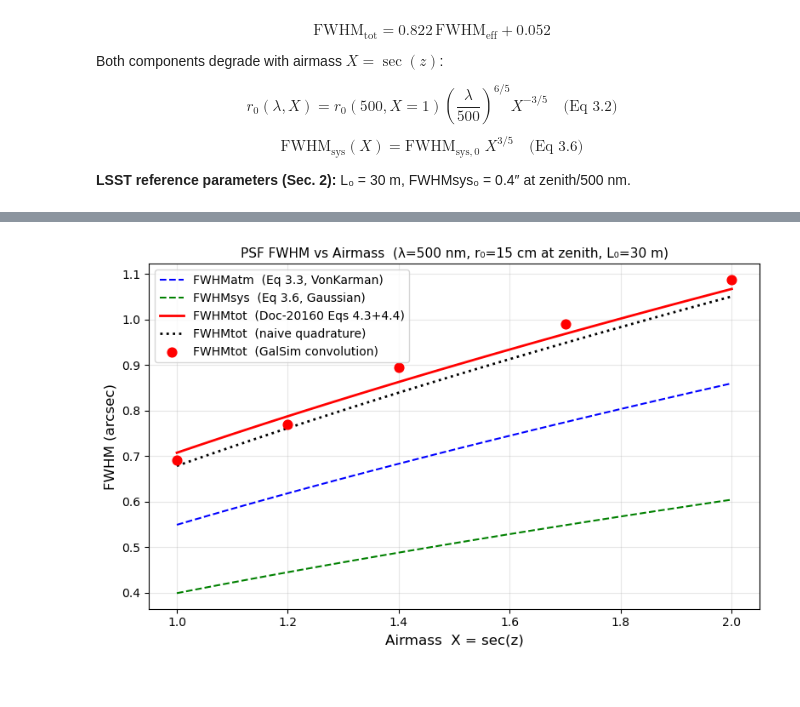
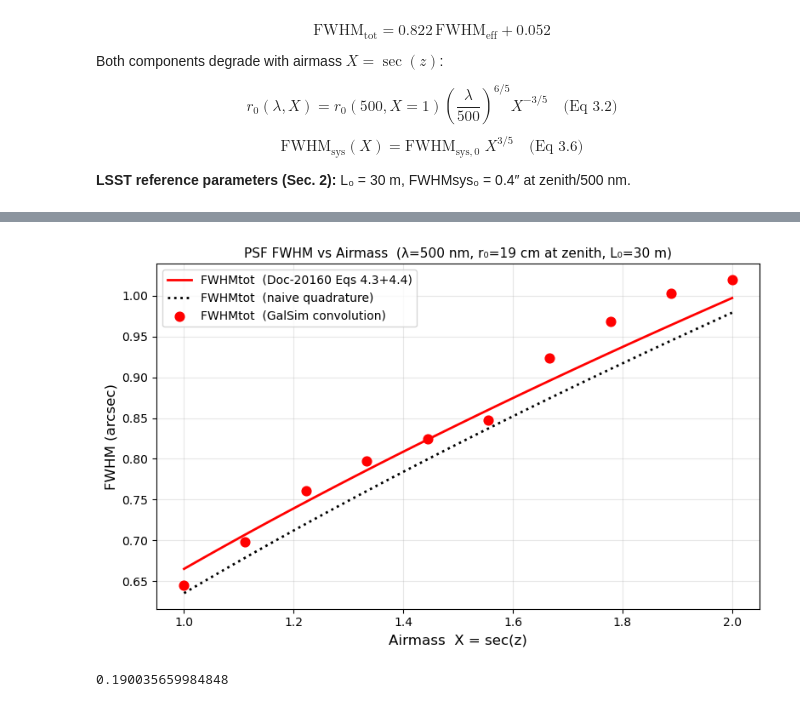
Before and after one commit to LSSTDESC/DifferentialCR, a Jupyter notebook: PSFs.ipynb, the cells around one changed output, grey strips where cells are left out. Drawn from its saved outputs; the diff is of its cells as text; code cells hidden in the pictures.

```diff
--- a/PSFs.ipynb
+++ b/PSFs.ipynb
@@ -22,15 +42,19 @@ import matplotlib.pyplot as plt
 # %%
 # --- Baseline parameters (Document-20160, Sec. 2 & 3) ---
-lam       = 500.0  # wavelength [nm], LSST reference
-r0_m      = 0.15   # Fried parameter at zenith / 500 nm [m]
+# lam       = 600.0  # wavelength [nm], LSST reference
+r0_m      = 0.19  # Fried parameter at zenith / 500 nm [m]
 L0_m      = 30.0   # outer scale [m], LSST site value (Sec. 2.1)
 fwhm_sys0 = np.sqrt(0.30**2 + 0.25**2 + 0.08**2)  # system FWHM at zenith [arcsec] = 0.4"
 
+lam = sys_eff_wavelengths['g']  # reference wavelength for this example [nm]
+# sys_lam = sys_eff_wavelengths['g']  # system wavelength for this example [nm]
+
 # Airmass (X = sec(z)); X=1 → zenith, X=2 → z ≈ 60°
-X = 1.2
+# X = 1.2
+X = 1.5 #1 / np.cos(np.radians(90 - 29.3))
 
 # Eq 3.2 — r0 scales with airmass (at fixed lam=500nm, (lam/500)^(6/5)=1)
-r0_scaled = r0_m * X**(-0.6)
+r0_scaled = r0_m * X**(-0.6) * (lam/500)**(6/5)
 
 # Eq 3.6 — system FWHM scales with airmass
 fwhm_sys = fwhm_sys0 * X**0.6
@@ -44,10 +68,15 @@ def fwhm_atm_analytic(lam_nm, r0_meters, L0_meters=30.0):
     outer_scale_corr = np.sqrt(1.0 - 2.183 * (r0_cm / L0_cm)**0.356)
     return fwhm0 * outer_scale_corr
 
+# fwhm_atm_500 = 0.976 * 2.063e-2 * (500 / (r0_m * 100))
+
 fwhm_atm_eq33 = fwhm_atm_analytic(lam, r0_scaled, L0_m)
+
+
 print(f"Airmass X = {X:.2f}  (zenith angle {np.degrees(np.arccos(1/X)):.1f}°)")
 print(f"r0 (scaled)               : {r0_scaled*100:.2f} cm")
 print(f"FWHMatm  (Eq 3.3 analytic): {fwhm_atm_eq33:.4f} arcsec")
+# print(f"FWHMatm  (Eq 3.2 analytic from FWHM500): {(fwhm_atm_500 * (lam/500)**(-1/5) * X**(3/5) *np.sqrt(1.0 - 2.183 * (r0_scaled * 100 / L0_m / 100)**0.356) ):.4f} arcsec") #* np.sqrt(1.0 - 2.183 * (r0_scaled/ L0_m)**0.356)
 print(f"FWHMsys  (Eq 3.6 scaled)  : {fwhm_sys:.4f} arcsec")
 
 # --- GalSim PSF objects at this airmass ---
@@ -152,45 +316,45 @@ plt.show()
 # %%
 # --- Airmass sweep: X from 1.0 (zenith) to 2.0 (z ≈ 60°) ---
 X_arr = np.linspace(1.0, 2.0, 40)
-
+lam = 300
 fwhm_atm_sweep = np.zeros(len(X_arr))
 fwhm_sys_sweep = np.zeros(len(X_arr))
 fwhm_tot_paper = np.zeros(len(X_arr))
 fwhm_tot_quad  = np.zeros(len(X_arr))
 
 for i, Xi in enumerate(X_arr):
-    r0_x = r0_m * Xi**(-0.6)                           # Eq 3.2
+    r0_x = r0_m * Xi**(-0.6) * (lam/500)**(6/5)        # Eq 3.2
     fa   = fwhm_atm_analytic(lam, r0_x, L0_m)          # Eq 3.3
     fs   = fwhm_sys0 * Xi**0.6                          # Eq 3.6
     fe   = 1.16 * np.sqrt(fs**2 + 1.04 * fa**2)        # Eq 4.3
     fwhm_atm_sweep[i] = fa
     fwhm_sys_sweep[i] = fs
     fwhm_tot_paper[i] = 0.822 * fe + 0.052             # Eq 4.4
     fwhm_tot_quad[i]  = np.sqrt(fa**2 + fs**2)
 
 # GalSim validation at 5 airmass values
-X_gs = [1.0, 1.2, 1.4, 1.7, 2.0]
+X_gs = np.linspace(1, 2, 10)# [1.0, 1.2, 1.4, 1.7, 2.0]
 fwhm_gs = []
 for Xi in X_gs:
-    ap = galsim.VonKarman(lam=lam, r0=r0_m * Xi**(-0.6), L0=L0_m)
+    ap = galsim.VonKarman(lam=lam, r0=r0_m * Xi**(-0.6) * (lam/500)**(6/5), L0=L0_m)
     sp = galsim.Gaussian(fwhm=fwhm_sys0 * Xi**0.6)
-    fwhm_gs.append(measure_fwhm(galsim.Convolve([ap, sp]), npix=256, scale=0.02))
+    fwhm_gs.append(measure_fwhm(galsim.Convolve([ap, sp]), npix=npix, scale=scale))
 
 # Plot
 fig, ax = plt.subplots(figsize=(8, 5))
-ax.plot(X_arr, fwhm_atm_sweep, 'b--', lw=1.5, label='FWHMatm  (Eq 3.3, VonKarman)')
-ax.plot(X_arr, fwhm_sys_sweep, 'g--', lw=1.5, label='FWHMsys  (Eq 3.6, Gaussian)')
+# ax.plot(X_arr, fwhm_atm_sweep, 'b--', lw=1.5, label='FWHMatm  (Eq 3.3, VonKarman)')
+# ax.plot(X_arr, fwhm_sys_sweep, 'g--', lw=1.5, label='FWHMsys  (Eq 3.6, Gaussian)')
 ax.plot(X_arr, fwhm_tot_paper, 'r-',  lw=2,   label='FWHMtot  (Doc-20160 Eqs 4.3+4.4)')
 ax.plot(X_arr, fwhm_tot_quad,  'k:',  lw=2,   label='FWHMtot  (naive quadrature)')
 ax.scatter(X_gs, fwhm_gs, c='red', zorder=5, s=60, label='FWHMtot  (GalSim convolution)')
 
 ax.set_xlabel('Airmass  X = sec(z)', fontsize=12)
 ax.set_ylabel('FWHM (arcsec)', fontsize=12)
 ax.set_title(f'PSF FWHM vs Airmass  (λ=500 nm, r₀={r0_m*100:.0f} cm at zenith, L₀={L0_m:.0f} m)',
              fontsize=11)
 ax.legend(fontsize=10)
 ax.grid(True, alpha=0.3)
 plt.tight_layout()
 plt.show()
 # %% [output]
-[figure, old version]
+[figure, new version]
@@ -196,0 +374,8 @@ plt.show()
+# %%
+r0s = np.linspace(0.05, 0.4, 100)
+fwhm_atms = [fwhm_atm_analytic(500, r0, L0_m) for r0 in r0s]
+
+r0_func = interp1d(fwhm_atms, r0s)(0.42380787)
+print(r0_func)
+# %% [output]
+0.190035659984848
```
Also changed, not shown: parts of 10 cells of this notebook, 4 other files.
